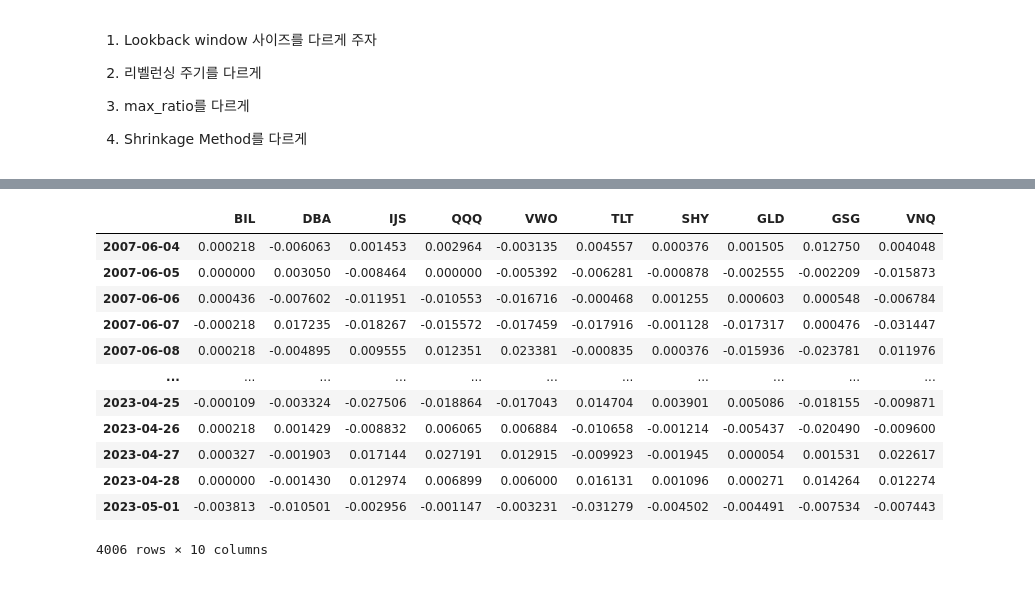
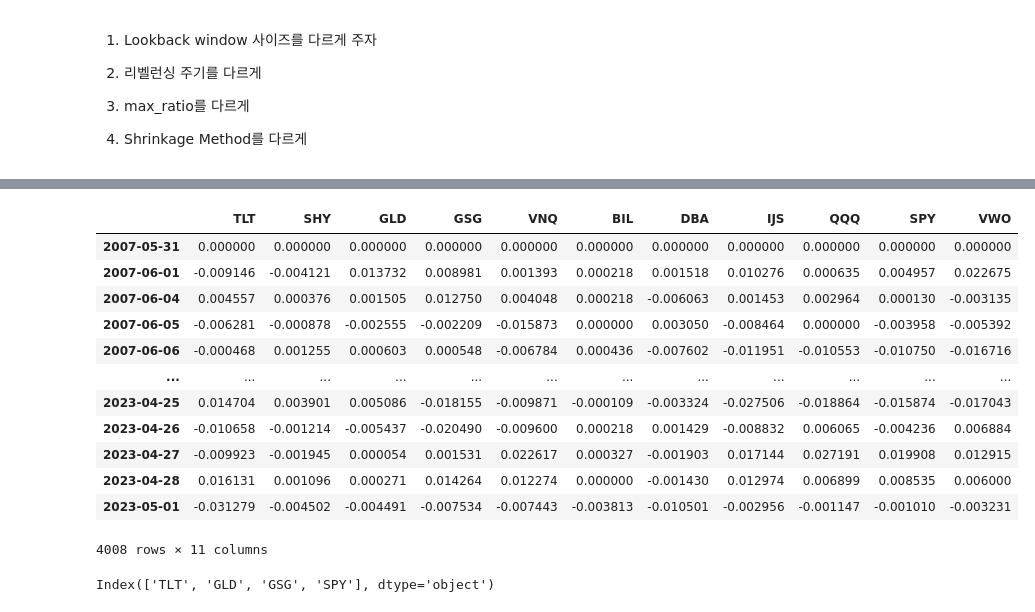
Before and after one commit to Je-Hyeon/Portfolio-Optimization-2023-FR-Project-, a Jupyter notebook: optimize_pf_etf.ipynb, the cells around one changed output, grey strips where cells are left out. Saved outputs shown, nothing was run; the diff lists cells and outputs as text; code cells hidden in the pictures.

```diff
--- a/optimize_pf_etf.ipynb
+++ b/optimize_pf_etf.ipynb
@@ -22,18 +22,18 @@ from ryu_tool.mytool import draw_return_result, print_statistics, run_alpha_regr
 # %%
 # 필요한 데이터 불러오기
-rtn = pd.read_pickle("Data/ETF_final.pickle")
+rtn = pd.read_pickle("Data/ETF_final.pickle").pct_change(fill_method=None).fillna(0)
 rtn
 # %% [output]
-|  | BIL | DBA | IJS | QQQ | VWO | TLT | SHY | GLD | GSG | VNQ |
-| 2007-06-04 | 0.000218 | -0.006063 | 0.001453 | 0.002964 | -0.003135 | 0.004557 | 0.000376 | 0.001505 | 0.012750 | 0.004048 |
-| 2007-06-05 | 0.000000 | 0.003050 | -0.008464 | 0.000000 | -0.005392 | -0.006281 | -0.000878 | -0.002555 | -0.002209 | -0.015873 |
-| 2007-06-06 | 0.000436 | -0.007602 | -0.011951 | -0.010553 | -0.016716 | -0.000468 | 0.001255 | 0.000603 | 0.000548 | -0.006784 |
-| 2007-06-07 | -0.000218 | 0.017235 | -0.018267 | -0.015572 | -0.017459 | -0.017916 | -0.001128 | -0.017317 | 0.000476 | -0.031447 |
-| 2007-06-08 | 0.000218 | -0.004895 | 0.009555 | 0.012351 | 0.023381 | -0.000835 | 0.000376 | -0.015936 | -0.023781 | 0.011976 |
-| ... | ... | ... | ... | ... | ... | ... | ... | ... | ... | ... |
-| 2023-04-25 | -0.000109 | -0.003324 | -0.027506 | -0.018864 | -0.017043 | 0.014704 | 0.003901 | 0.005086 | -0.018155 | -0.009871 |
-| 2023-04-26 | 0.000218 | 0.001429 | -0.008832 | 0.006065 | 0.006884 | -0.010658 | -0.001214 | -0.005437 | -0.020490 | -0.009600 |
-| 2023-04-27 | 0.000327 | -0.001903 | 0.017144 | 0.027191 | 0.012915 | -0.009923 | -0.001945 | 0.000054 | 0.001531 | 0.022617 |
-| 2023-04-28 | 0.000000 | -0.001430 | 0.012974 | 0.006899 | 0.006000 | 0.016131 | 0.001096 | 0.000271 | 0.014264 | 0.012274 |
-| 2023-05-01 | -0.003813 | -0.010501 | -0.002956 | -0.001147 | -0.003231 | -0.031279 | -0.004502 | -0.004491 | -0.007534 | -0.007443 |
+|  | TLT | SHY | GLD | GSG | VNQ | BIL | DBA | IJS | QQQ | SPY | VWO |
+| 2007-05-31 | 0.000000 | 0.000000 | 0.000000 | 0.000000 | 0.000000 | 0.000000 | 0.000000 | 0.000000 | 0.000000 | 0.000000 | 0.000000 |
+| 2007-06-01 | -0.009146 | -0.004121 | 0.013732 | 0.008981 | 0.001393 | 0.000218 | 0.001518 | 0.010276 | 0.000635 | 0.004957 | 0.022675 |
+| 2007-06-04 | 0.004557 | 0.000376 | 0.001505 | 0.012750 | 0.004048 | 0.000218 | -0.006063 | 0.001453 | 0.002964 | 0.000130 | -0.003135 |
+| 2007-06-05 | -0.006281 | -0.000878 | -0.002555 | -0.002209 | -0.015873 | 0.000000 | 0.003050 | -0.008464 | 0.000000 | -0.003958 | -0.005392 |
+| 2007-06-06 | -0.000468 | 0.001255 | 0.000603 | 0.000548 | -0.006784 | 0.000436 | -0.007602 | -0.011951 | -0.010553 | -0.010750 | -0.016716 |
+| ... | ... | ... | ... | ... | ... | ... | ... | ... | ... | ... | ... |
+| 2023-04-25 | 0.014704 | 0.003901 | 0.005086 | -0.018155 | -0.009871 | -0.000109 | -0.003324 | -0.027506 | -0.018864 | -0.015874 | -0.017043 |
+| 2023-04-26 | -0.010658 | -0.001214 | -0.005437 | -0.020490 | -0.009600 | 0.000218 | 0.001429 | -0.008832 | 0.006065 | -0.004236 | 0.006884 |
+| 2023-04-27 | -0.009923 | -0.001945 | 0.000054 | 0.001531 | 0.022617 | 0.000327 | -0.001903 | 0.017144 | 0.027191 | 0.019908 | 0.012915 |
+| 2023-04-28 | 0.016131 | 0.001096 | 0.000271 | 0.014264 | 0.012274 | 0.000000 | -0.001430 | 0.012974 | 0.006899 | 0.008535 | 0.006000 |
+| 2023-05-01 | -0.031279 | -0.004502 | -0.004491 | -0.007534 | -0.007443 | -0.003813 | -0.010501 | -0.002956 | -0.001147 | -0.001010 | -0.003231 |
-4006 rows × 10 columns
+4008 rows × 11 columns
@@ -61,5 +71,9 @@ args_lst = [0.1, 1, 3, 5, 10, 20]
 # %%
 for_loop = look_back_list
+# %%
+rtn_drop.columns
+# %% [output]
+Index(['TLT', 'GLD', 'GSG', 'SPY'], dtype='object')
 # %%
 # ETF Optimizing
 futures = [run_optimizer.remote(obj_function=obj_sharpe,
```
Also changed, not shown: parts of 14 cells of this notebook, 9 other files.
